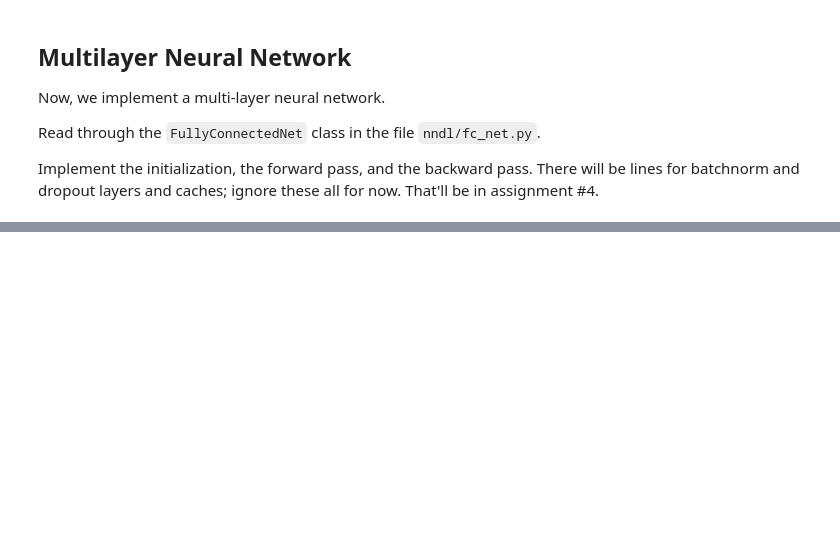
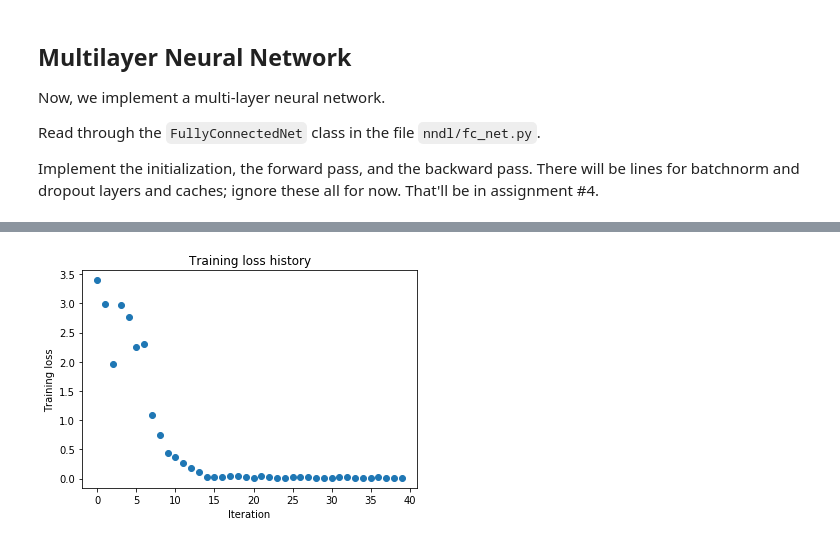
Before and after one commit to BarbBoyaji/neural-nets, a Jupyter notebook: hw3/FC_nets.ipynb, the cells around one changed output, grey strips where cells are left out. Drawn from its saved outputs; the diff is of its cells as text; code cells hidden in the pictures; blank space fills up the shorter version.

```diff
--- a/hw3/FC_nets.ipynb
+++ b/hw3/FC_nets.ipynb
@@ -436,5 +446,6 @@ for reg in [0, 3.14]:
 # %%
 # Use the three layer neural network to overfit a small dataset.
+data = get_CIFAR10_data()
 
 num_train = 50
 small_data = {
@@ -449,7 +460,7 @@ small_data = {
 # Play around with the weight_scale and learning_rate so that you can overfit a small dataset.
 # Your training accuracy should be 1.0 to receive full credit on this part.
 weight_scale = 1e-2
-learning_rate = 1e-4
+learning_rate = 1e-3
 
 model = FullyConnectedNet([100, 100],
               weight_scale=weight_scale, dtype=np.float64)
@@ -467,3 +478,4 @@ plt.title('Training loss history')
 plt.xlabel('Iteration')
 plt.ylabel('Training loss')
 plt.show()
+# %% [output]
@@ -469,0 +499 @@ plt.show()
+[figure, added]
```
Also changed, not shown: parts of 10 cells of this notebook, 2 other files.
